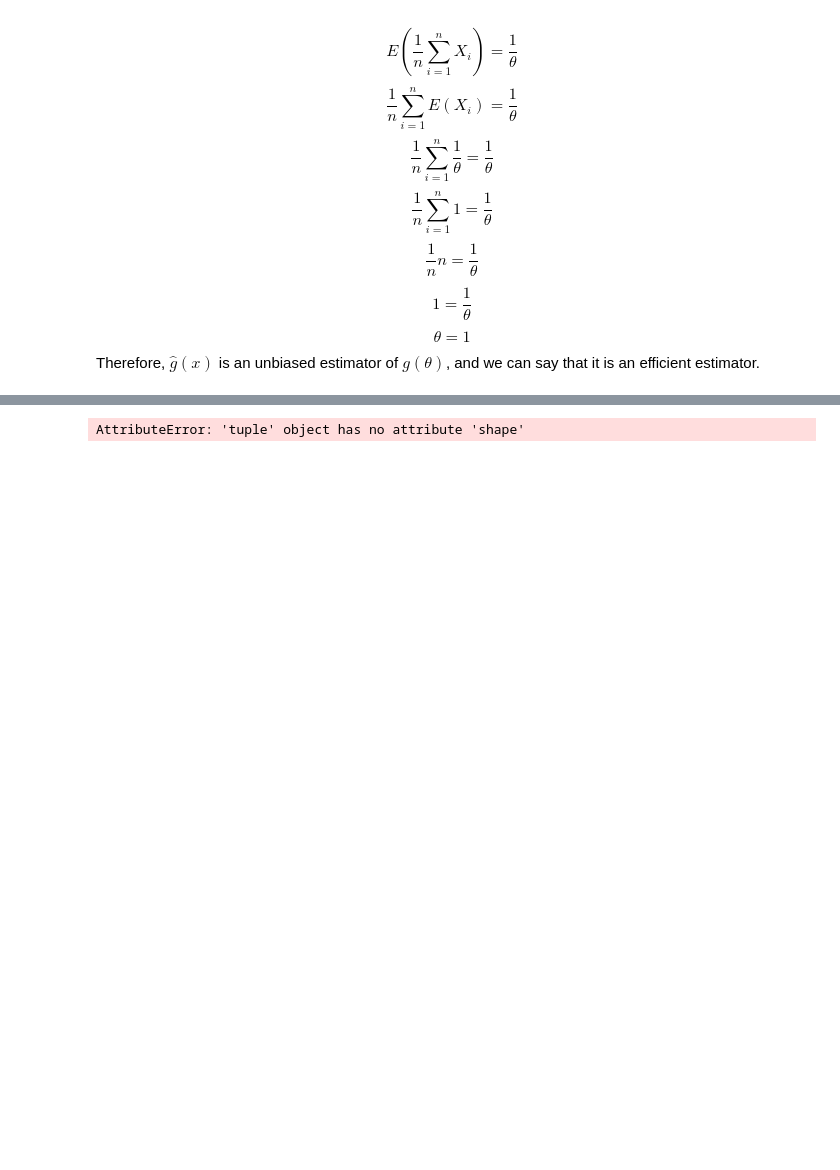
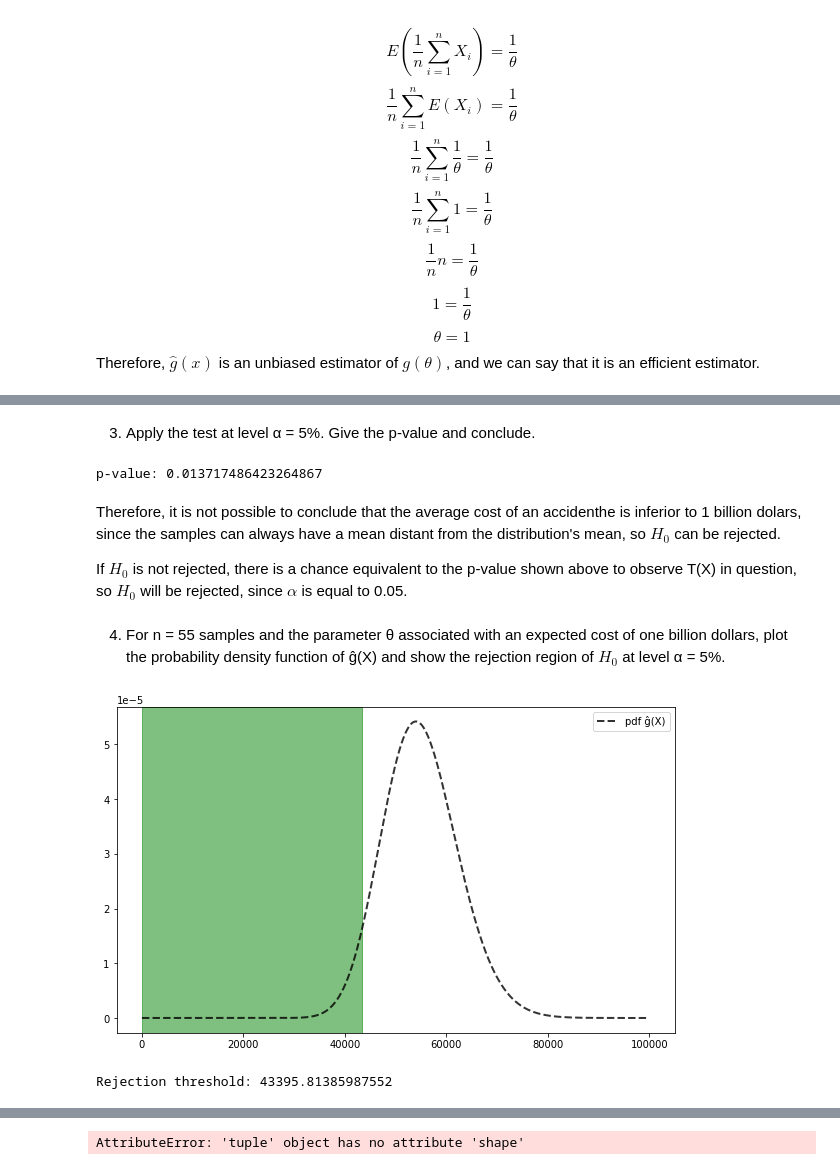
Before and after one commit to luizfysouza/MDI220, a Jupyter notebook: Project.ipynb, the cells around one changed output, grey strips where cells are left out. Drawn from its saved outputs; the diff is of its cells as text; code cells hidden in the pictures; blank space fills up the shorter version.

```diff
--- a/Project.ipynb
+++ b/Project.ipynb
@@ -158,0 +202,30 @@ Therefore, $\hat{g}(x)$ is an unbiased estimator of $g(\theta)$, and we can say
+# %% [markdown]
+3. Apply the test at level α = 5%. Give the p-value and conclude.
+# %%
+pvalue = stat.gamma.cdf(x=sum(y), a=len(y), scale=1000)
+print('p-value: ' + str(pvalue))
+# %% [output]
+p-value: 0.013717486423264867
+# %% [markdown]
+Therefore, it is not possible to conclude that the average cost of an accidenthe is inferior to 1 billion dolars, since the samples can always have a mean distant from the distribution's mean, so $H_0$ can be rejected.
+
+If $H_0$ is not rejected, there is a chance equivalent to the p-value shown above to observe T(X) in question, so $H_0$ will be rejected, since $\alpha$ is equal to 0.05.
+# %% [markdown]
+4. For n = 55 samples and the parameter θ associated with an expected cost of one billion
+dollars, plot the probability density function of ĝ(X) and show the rejection region of
+$H_0$ at level α = 5%.
+# %%
+x_alpha = stat.gamma.ppf(q=0.05, a=y.shape[0], scale=1000)
+ax_x = list(range(0, 100000))
+ax_x = [i for i in ax_x]
+ax_y = stat.gamma.pdf(x=ax_x, a=y.shape[0], scale=1000)
+
+plt.figure(figsize=(10,6))
+plt.plot(ax_x, ax_y, color='black', label='pdf ĝ(X)', linewidth=2, alpha=.8, linestyle='--')
+plt.axvspan(0, x_alpha, alpha=0.5, color='green')
+plt.legend()
+plt.show()
+print ('Rejection threshold: ' + str(x_alpha))
+# %% [output]
+[figure, added]
+Rejection threshold: 43395.81385987552
```
Also changed, not shown: parts of 7 cells of this notebook.
